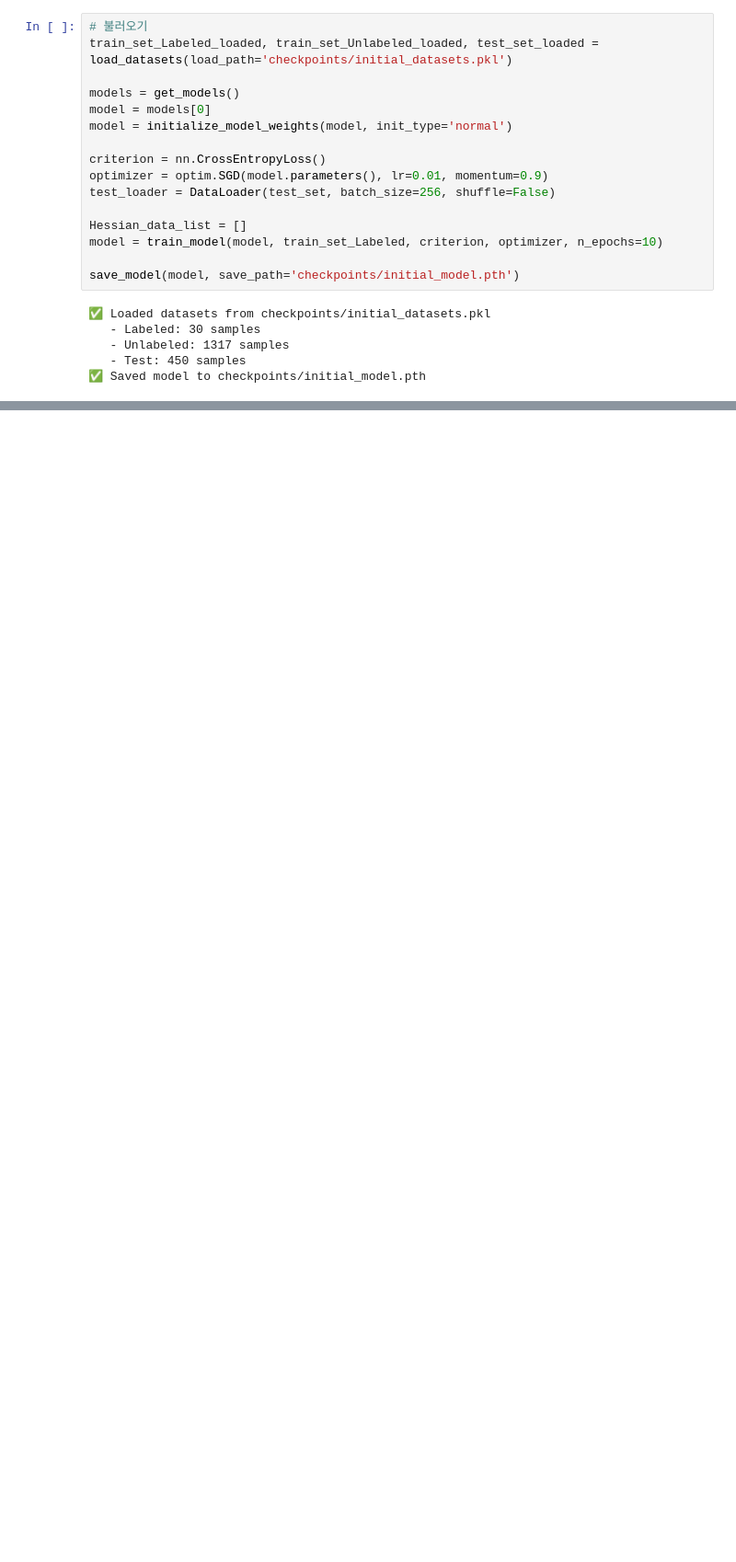
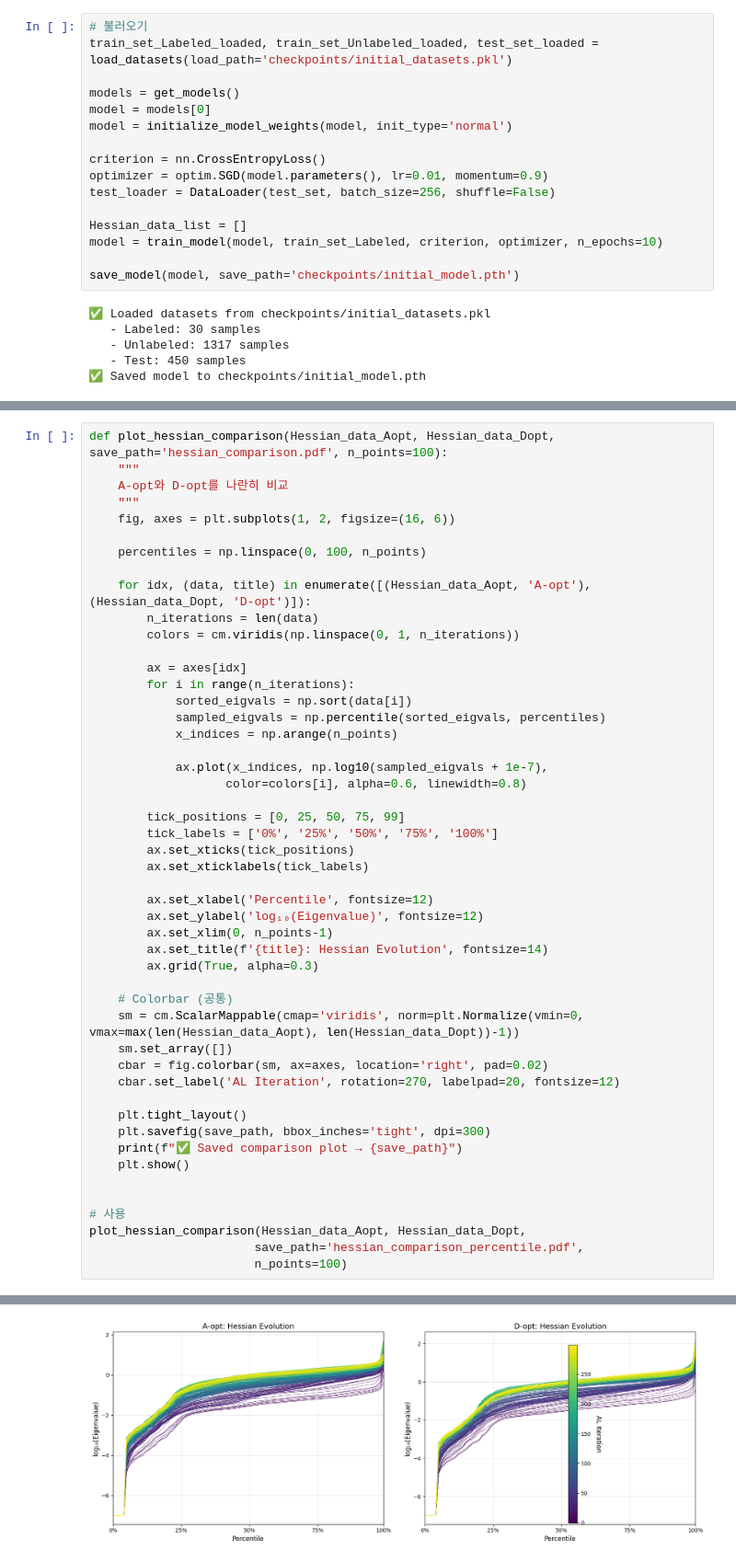
Before and after one commit to MaryDenyaGoyio/fisher-al, a Jupyter notebook: experiments/checker.ipynb, the cells around one changed output, grey strips where cells are left out. Shown at 92% size. Cells and saved outputs as stored; diff of their text form; blank space fills up the shorter version.

```diff
--- a/experiments/checker.ipynb
+++ b/experiments/checker.ipynb
@@ -929,0 +986,50 @@ plot_hessian_eigenvalue_evolution(Hessian_data_Dopt, title_suffix='(D-opt)', sav
+# %%
+def plot_hessian_comparison(Hessian_data_Aopt, Hessian_data_Dopt, save_path='hessian_comparison.pdf', n_points=100):
+    """
+    A-opt와 D-opt를 나란히 비교
+    """
+    fig, axes = plt.subplots(1, 2, figsize=(16, 6))
+
+    percentiles = np.linspace(0, 100, n_points)
+
+    for idx, (data, title) in enumerate([(Hessian_data_Aopt, 'A-opt'), (Hessian_data_Dopt, 'D-opt')]):
+        n_iterations = len(data)
+        colors = cm.viridis(np.linspace(0, 1, n_iterations))
+
+        ax = axes[idx]
+        for i in range(n_iterations):
+            sorted_eigvals = np.sort(data[i])
+            sampled_eigvals = np.percentile(sorted_eigvals, percentiles)
+            x_indices = np.arange(n_points)
+
+            ax.plot(x_indices, np.log10(sampled_eigvals + 1e-7),
+                   color=colors[i], alpha=0.6, linewidth=0.8)
+
+        tick_positions = [0, 25, 50, 75, 99]
+        tick_labels = ['0%', '25%', '50%', '75%', '100%']
+        ax.set_xticks(tick_positions)
+        ax.set_xticklabels(tick_labels)
+
+        ax.set_xlabel('Percentile', fontsize=12)
+        ax.set_ylabel('log₁₀(Eigenvalue)', fontsize=12)
+        ax.set_xlim(0, n_points-1)
+        ax.set_title(f'{title}: Hessian Evolution', fontsize=14)
+        ax.grid(True, alpha=0.3)
+
+    # Colorbar (공통)
+    sm = cm.ScalarMappable(cmap='viridis', norm=plt.Normalize(vmin=0, vmax=max(len(Hessian_data_Aopt), len(Hessian_data_Dopt))-1))
+    sm.set_array([])
+    cbar = fig.colorbar(sm, ax=axes, location='right', pad=0.02)
+    cbar.set_label('AL Iteration', rotation=270, labelpad=20, fontsize=12)
+
+    plt.tight_layout()
+    plt.savefig(save_path, bbox_inches='tight', dpi=300)
+    print(f"✅ Saved comparison plot → {save_path}")
+    plt.show()
+
+
+# 사용
+plot_hessian_comparison(Hessian_data_Aopt, Hessian_data_Dopt,
+                       save_path='hessian_comparison_percentile.pdf',
+                       n_points=100)
+# %% [output]
@@ -930 +1037,2 @@ plot_hessian_eigenvalue_evolution(Hessian_data_Dopt, title_suffix='(D-opt)', sav
+[figure, added]
 # %%
```
Also changed, not shown: parts of 7 cells of this notebook, 11 other files.
